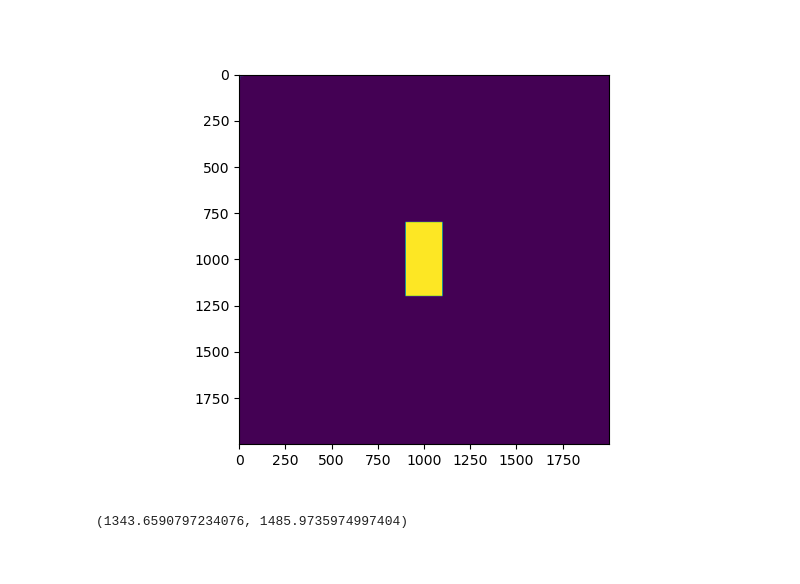
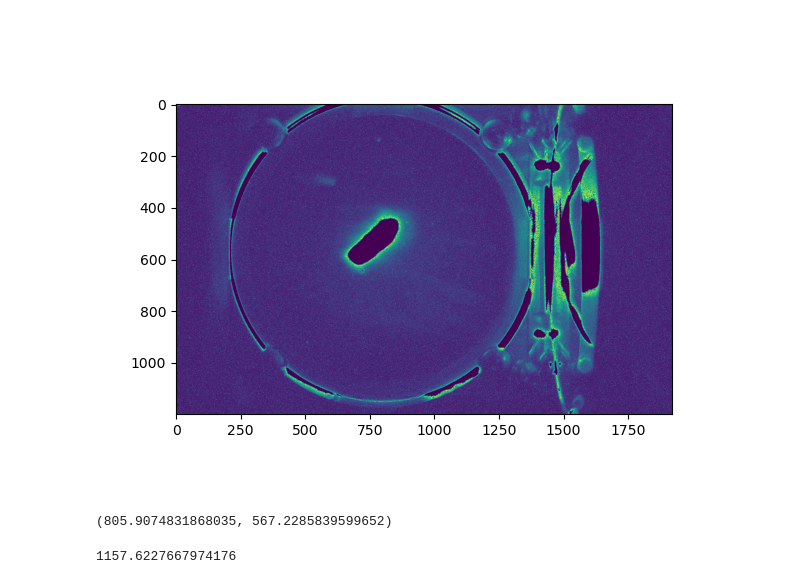
Before and after one commit to jp-ga/awa-badger, a Jupyter notebook: analysis/6D_reconstruction/image_centering.ipynb, the cells around one changed output. Cells and saved outputs as stored; diff of their text form; code cells hidden in the pictures.

```diff
--- a/analysis/6D_reconstruction/image_centering.ipynb
+++ b/analysis/6D_reconstruction/image_centering.ipynb
@@ -6,11 +6,11 @@ import os
 # %%
 def read_file(fname):
     with h5py.File(fname) as f:
-        data_x = np.array((
-            f["images"].attrs["quad_pv_name"],
-            f["images"].attrs["tdc_name"],
-            f["images"].attrs["dipole_name"],
-        ))
+        #data_x = np.array((
+        #    f["images"].attrs["quad_pv_name"],
+        #    f["images"].attrs["tdc_name"],
+        #    f["images"].attrs["dipole_name"],
+        #))
         images = f["images"][:]
 
-    return data_x, images
+    return 0, images
@@ -20,10 +17,17 @@ test_img = read_file(os.path.join(data_dir, "13ARV1_1701445098.h5"))
+# %%
+data_dir = "/home/awa/awa_data/12-05_6DReconstruction/YAG_centering"
 # %%
+test_img = read_file(os.path.join(data_dir, "DYG14_test.h5"))
 %matplotlib widget
 from circle_detection import ScreenFinder
 a = ScreenFinder(test_img[1][0])
 # %% [output]
-[figure, old version]
+[figure, new version]
 # %%
 a.circle.center
 # %% [output]
-(1343.6590797234076, 1485.9735974997404)
+(805.9074831868035, 567.2285839599652)
+# %%
+a.circle.radius*2
+# %% [output]
+1157.6227667974176
```
Also changed, not shown: parts of 4 cells of this notebook, 11 other files.
